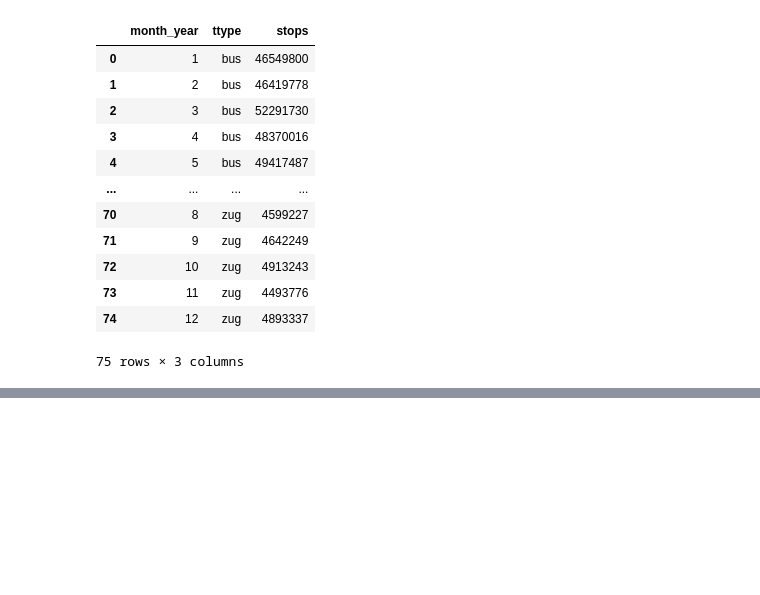
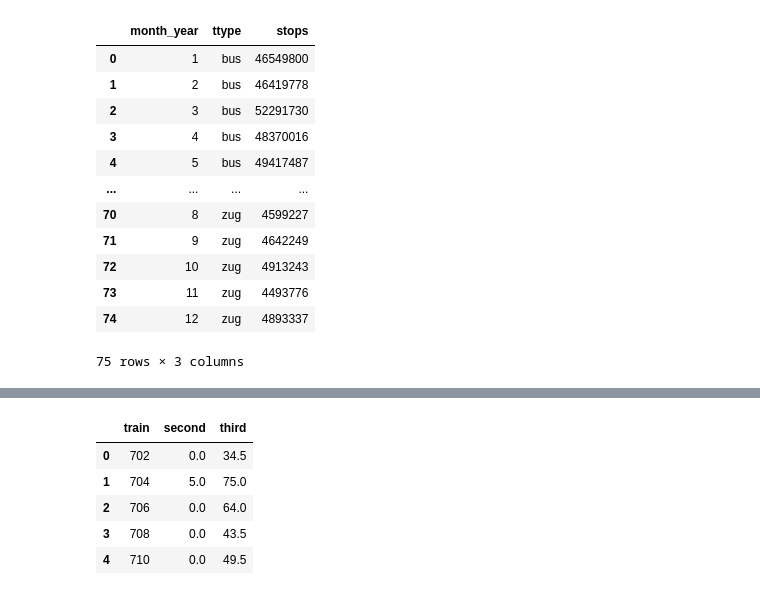
Before and after one commit to antoninfaure/sbb-journey-planner, a Jupyter notebook: notebooks/delay_predicton.ipynb, the cells around one changed output, grey strips where cells are left out. Cells and saved outputs as stored; diff of their text form; code cells hidden in the pictures; blank space fills up the shorter version.

```diff
--- a/notebooks/delay_predicton.ipynb
+++ b/notebooks/delay_predicton.ipynb
@@ -151,3 +156,12 @@ query = f"""
     ORDER BY train
 """
 df_delays_ic_gen = pd.read_sql(query, conn)
+# %%
+df_delays_ic_gen.head()
+# %% [output]
+|  | train | second | third |
+| 0 | 702 | 0.0 | 34.5 |
+| 1 | 704 | 5.0 | 75.0 |
+| 2 | 706 | 0.0 | 64.0 |
+| 3 | 708 | 0.0 | 43.5 |
+| 4 | 710 | 0.0 | 49.5 |
```
Also changed, not shown: parts of 3 cells of this notebook.
